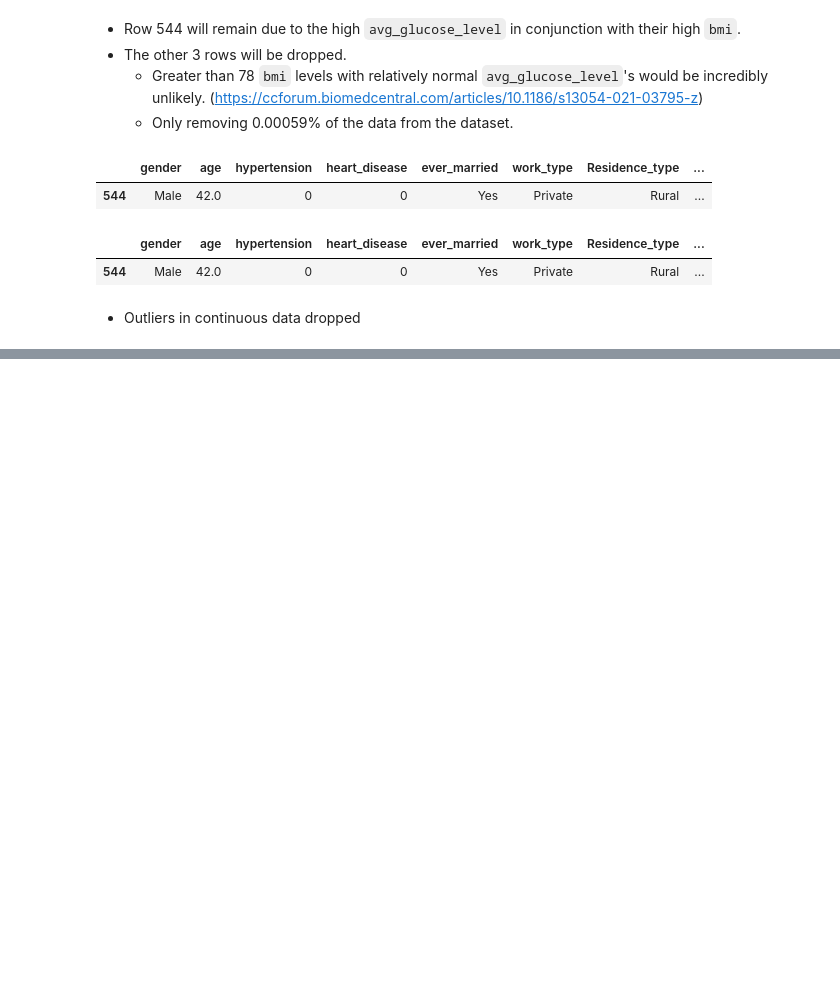
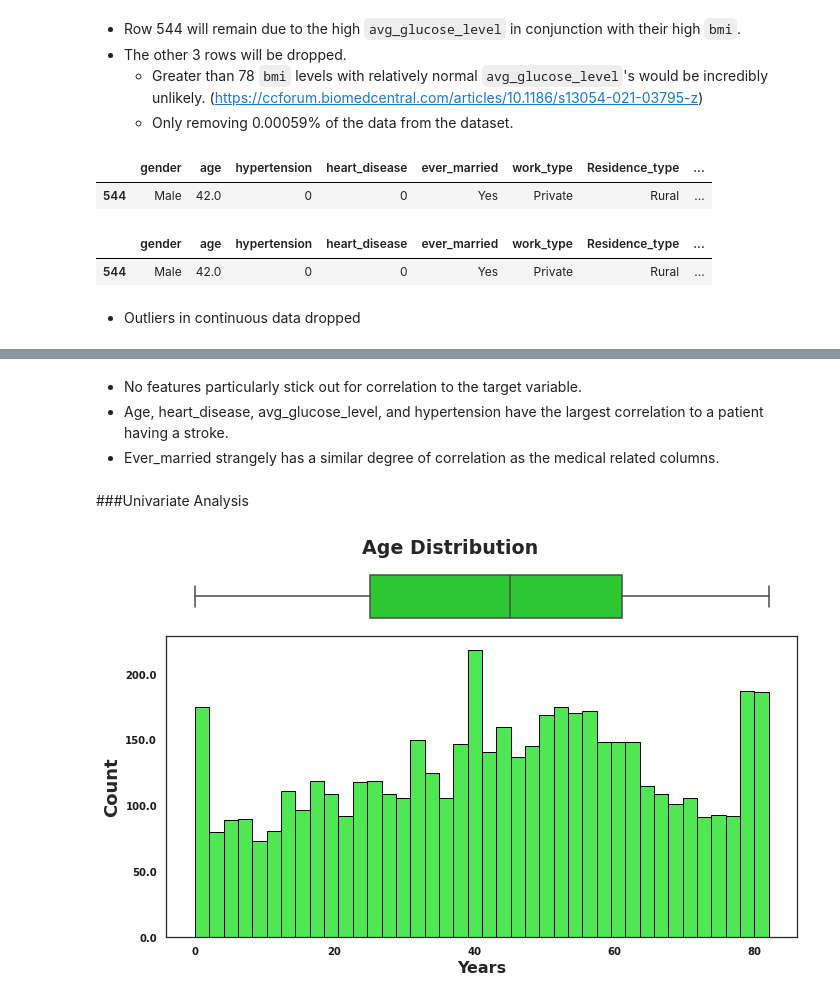
Before and after one commit to coding-dojo-data-science/Project-2-exemplar, a Jupyter notebook: Stroke_Prediction_Project.ipynb, the cells around one changed output, grey strips where cells are left out. Cells and saved outputs as stored; diff of their text form; code cells hidden in the pictures; blank space fills up the shorter version.

```diff
--- a/Stroke_Prediction_Project.ipynb
+++ b/Stroke_Prediction_Project.ipynb
@@ -245,0 +252,23 @@ display(ml_df[ml_df['bmi'] > 70])
+# %%
+def hist_box_plot(column_name, x_Label, bin_count):
+    sns.set(style="white")
+
+    fig, (ax_box, ax_hist) = plt.subplots(2, sharex=True, gridspec_kw={"height_ratios": (.15, .85)}, figsize=(10, 6))
+    plt.suptitle(f'{column_name.capitalize()} Distribution', y=1.02, va='center', fontsize = 19, weight='bold')
+
+    sns.boxplot(data = eda_df, x = column_name, ax=ax_box, color = '#14e01b')
+    ax_box.spines['top'].set_color(None)
+    ax_box.spines['bottom'].set_color(None)
+    ax_box.spines['left'].set_color(None)
+    ax_box.spines['right'].set_color(None)
+
+    sns.histplot(data = eda_df, x = column_name, ax=ax_hist, color = '#14e01b', bins = bin_count, edgecolor="black")
+    plt.xlabel(x_Label, fontsize = 16, weight='bold')
+    plt.xticks(weight='bold')
+    ax_hist.set_ylabel('Count',fontweight='bold',fontsize=18)
+    ax_hist.tick_params(labelcolor='k', labelsize=10)
+    ax_hist.set_yticklabels(ax_hist.get_yticks(), weight='bold')
+
+    ax_box.set(xlabel='')
+    plt.tight_layout();
+    plt.show();
@@ -245,0 +303,10 @@ display(ml_df[ml_df['bmi'] > 70])
+# %% [markdown]
+- No features particularly stick out for correlation to the target variable.
+- Age, heart_disease, avg_glucose_level, and hypertension have the largest correlation to a patient having a stroke.
+- Ever_married strangely has a similar degree of correlation as the medical related columns.
+# %% [markdown]
+###Univariate Analysis
+# %%
+hist_box_plot('age', 'Years', 40)
+# %% [output]
+[figure, added]
```
Also changed, not shown: parts of 17 cells of this notebook.
